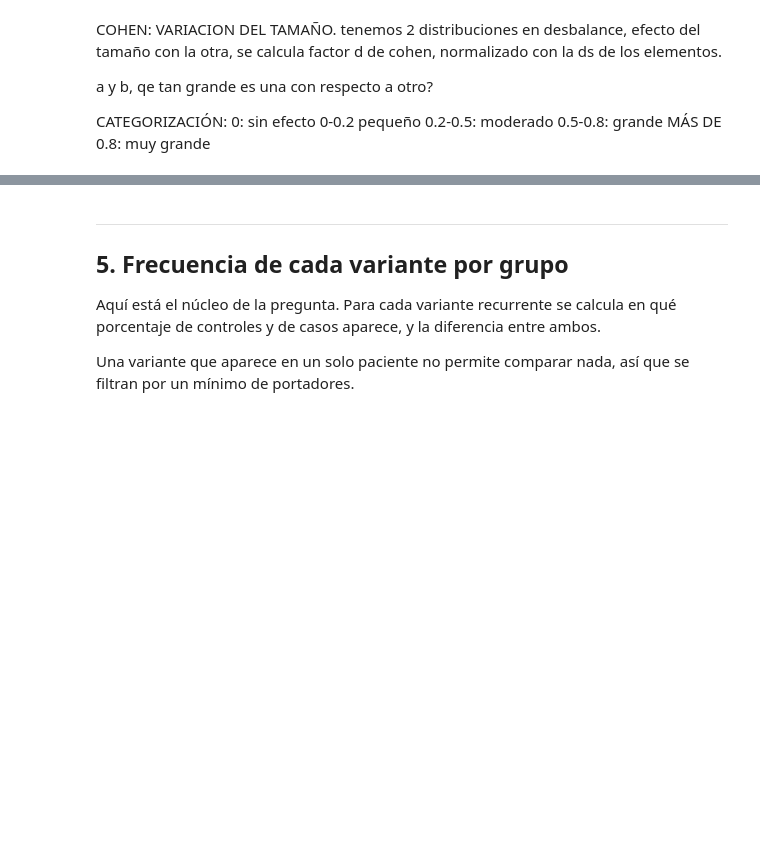
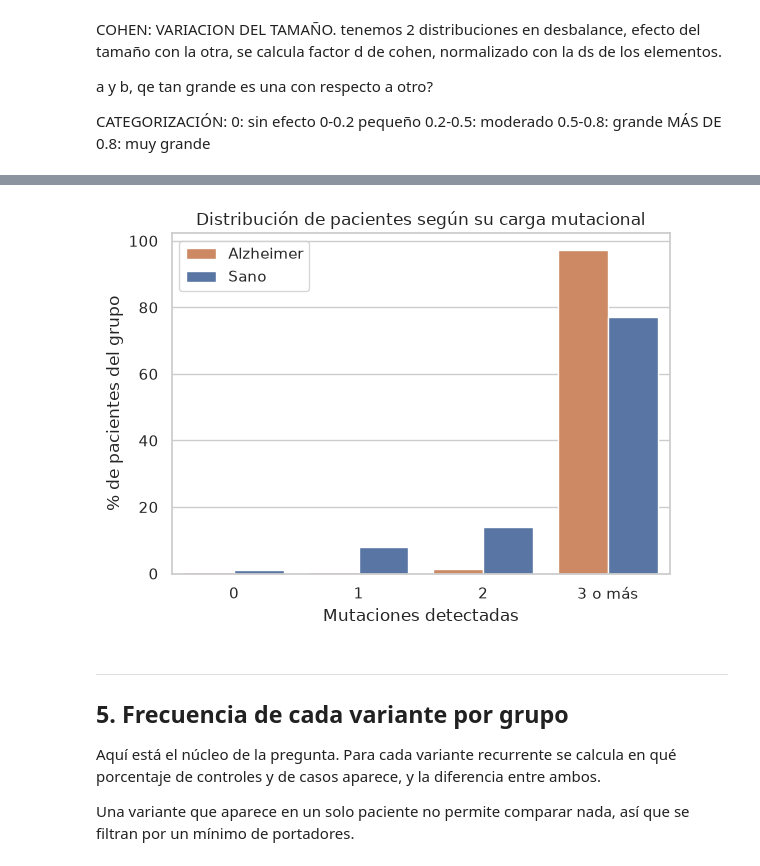
Before and after one commit to HisokaMorow1/intr_2026_trabajo_final, a Jupyter notebook: notebooks/02_gene_sequences.ipynb, the cells around one changed output, grey strips where cells are left out. Saved outputs shown, nothing was run; the diff lists cells and outputs as text; code cells hidden in the pictures; blank space fills up the shorter version.

```diff
--- a/notebooks/02_gene_sequences.ipynb
+++ b/notebooks/02_gene_sequences.ipynb
@@ -716,0 +738,25 @@ C: Listo
+# %%
+def categorizar_carga(n):
+    if n == 0:
+        return "0"
+    if n == 1:
+        return "1"
+    if n == 2:
+        return "2"
+    return "3 o más"
+
+carga["categoria_carga"] = carga["carga_total"].apply(categorizar_carga)
+
+orden_categorias = ["0", "1", "2", "3 o más"]
+distribucion_carga = (pd.crosstab(carga["categoria_carga"], carga["diagnostico"],
+                                  normalize="columns") * 100
+                      ).reindex(orden_categorias).round(1)
+
+guardar_tabla(distribucion_carga.reset_index(), "distribucion_carga_por_paciente")
+print("Porcentaje de pacientes por cantidad de mutaciones (dentro de cada grupo):")
+display(distribucion_carga)
+
+pct_1_2_sano = distribucion_carga.loc[["1", "2"], "Sano"].sum()
+pct_1_2_alz = distribucion_carga.loc[["1", "2"], "Alzheimer"].sum()
+print(f"\nPacientes con 1 o 2 mutaciones: {pct_1_2_sano:.1f}% de los sanos, "
+      f"{pct_1_2_alz:.1f}% de los Alzheimer.")
@@ -717,3 +772,18 @@ C: Listo
+# %%
+datos_dist = distribucion_carga.reset_index().melt(
+    id_vars="categoria_carga", var_name="diagnostico", value_name="pct")
+
+fig, ax = plt.subplots(figsize=(6, 4.5))
+sns.barplot(data=datos_dist, x="categoria_carga", y="pct", hue="diagnostico",
+            palette=PALETA, ax=ax)
+ax.set(title="Distribución de pacientes según su carga mutacional",
+       xlabel="Mutaciones detectadas", ylabel="% de pacientes del grupo")
+ax.legend(title="")
+plt.tight_layout()
+guardar_figura("distribucion_carga_mutacional")
+plt.show()
+# %% [output]
+[figure, added]
 # %% [markdown]
 ---
 ## 5. Frecuencia de cada variante por grupo
```
Also changed, not shown: parts of 13 cells of this notebook, 3 other files.
